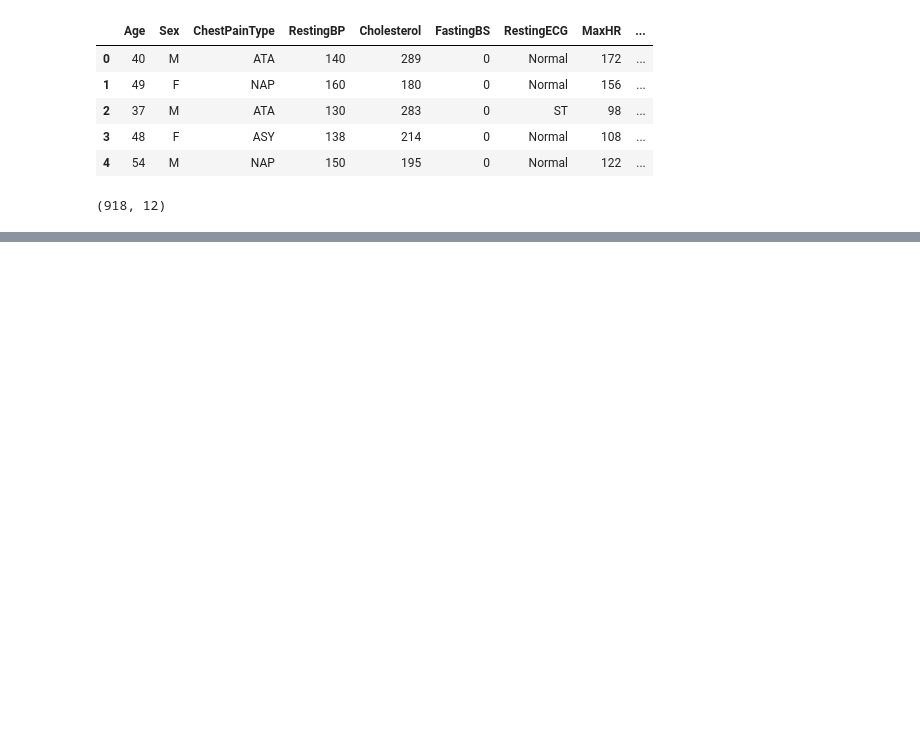
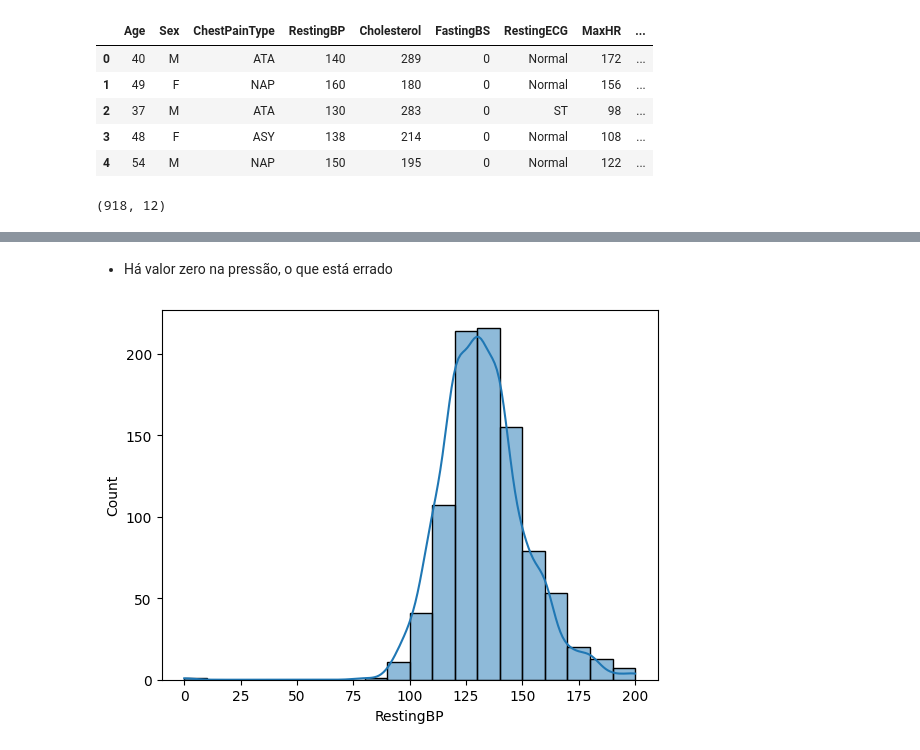
Before and after one commit to Newtan999/NewML, a Jupyter notebook: classificacao_doencas_cardiacas/heart_diseases.ipynb, the cells around one changed output, grey strips where cells are left out. Cells and saved outputs as stored; diff of their text form; code cells hidden in the pictures; blank space fills up the shorter version.

```diff
--- a/classificacao_doencas_cardiacas/heart_diseases.ipynb
+++ b/classificacao_doencas_cardiacas/heart_diseases.ipynb
@@ -22,0 +104,8 @@ dados.shape
+# %% [markdown]
+* Há valor zero na pressão, o que está errado
+# %%
+### Pressão sistólica usa histograma para analisar a distribuição por ter valores contínuos (8.5, 9.2, etc.)
+sns.histplot(dados, x='RestingBP', kde = True, bins = 20, stat='count');
+# Eixo y utiliza count (contagem)
+# %% [output]
+[figure, added]
```
Also changed, not shown: parts of 40 cells of this notebook.
